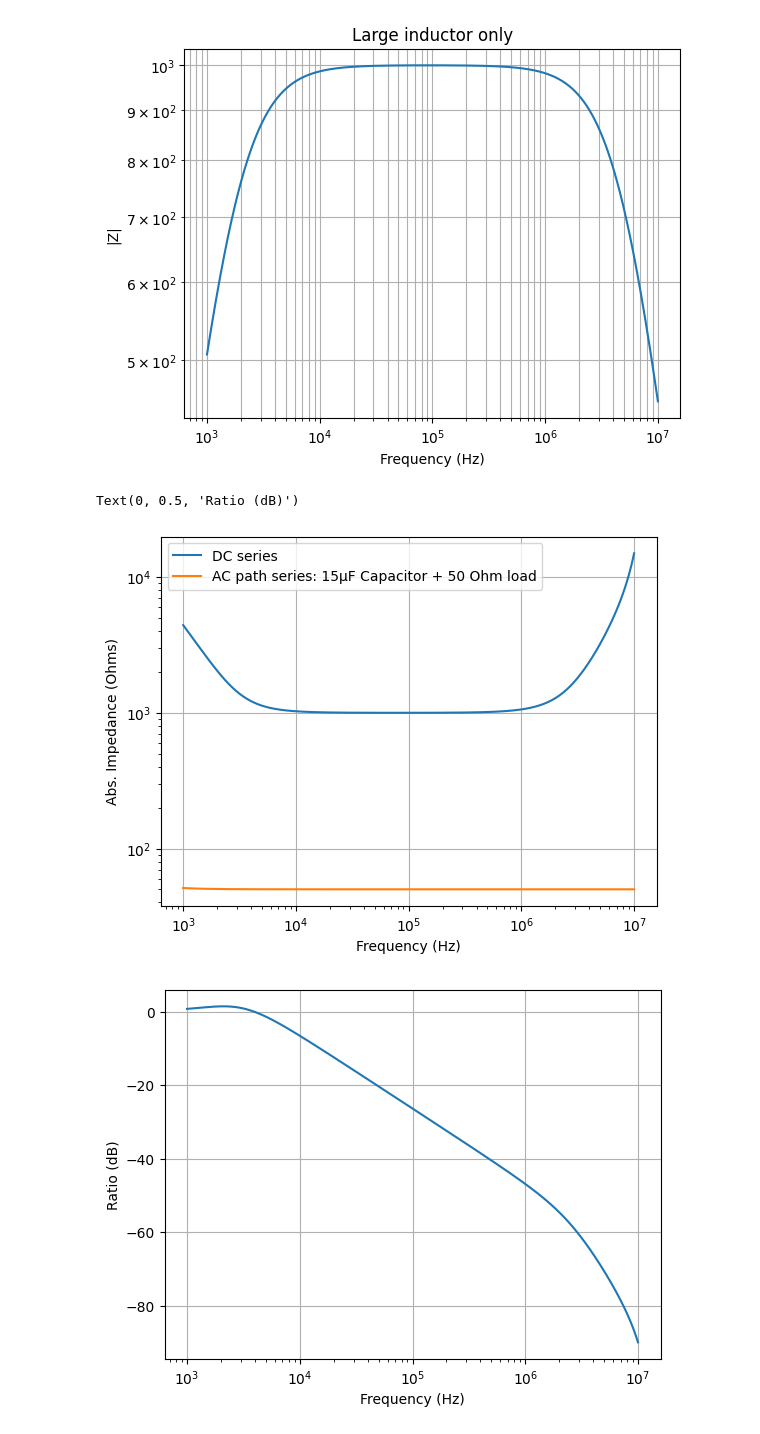
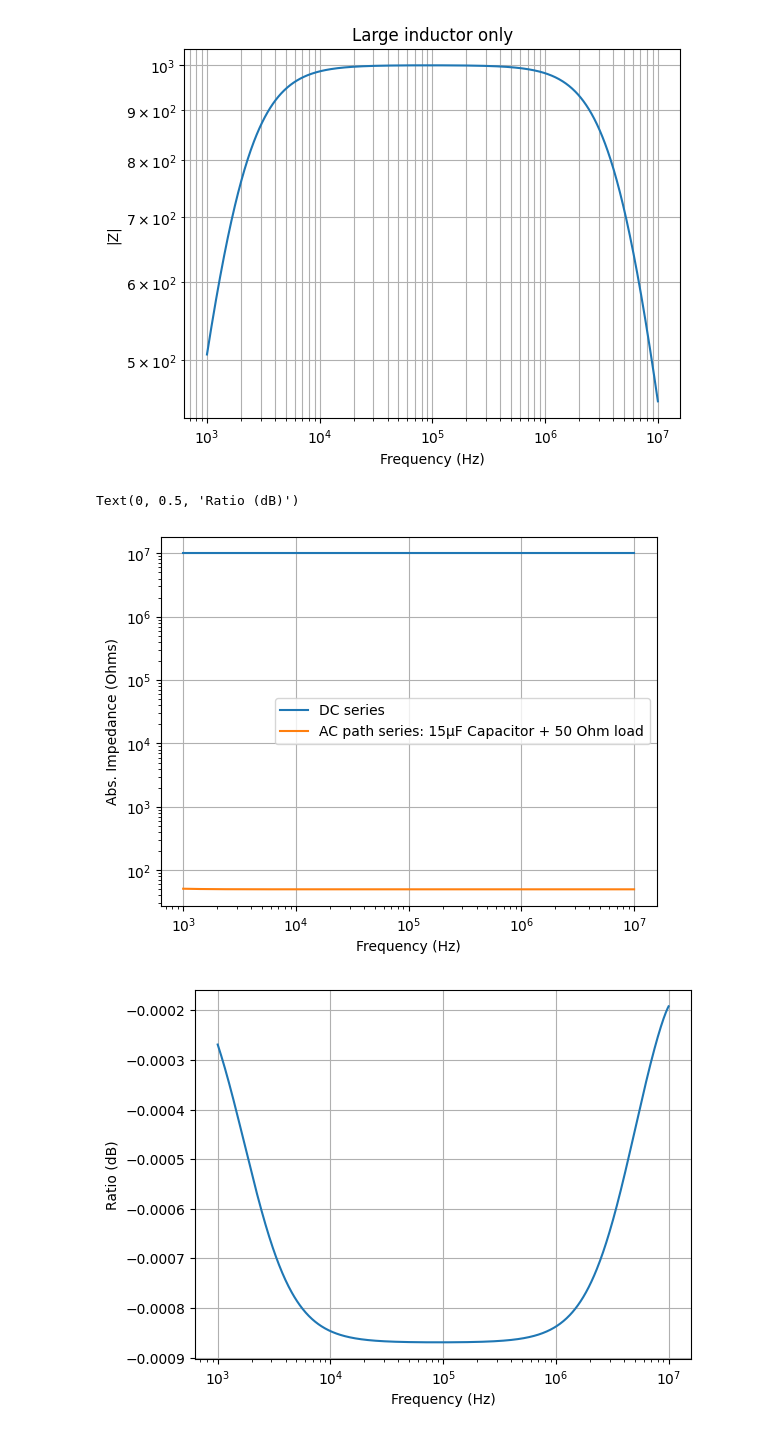
Before and after one commit to auphotonicLab/PICLab-narrow-linewidth, a Jupyter notebook: Bias_tee/bias_tee.ipynb, the cells around one changed output. Cells and saved outputs as stored; diff of their text form; code cells hidden in the pictures.

```diff
--- a/Bias_tee/bias_tee.ipynb
+++ b/Bias_tee/bias_tee.ipynb
@@ -319,32 +319,32 @@ Text(0.5, 1.0, 'Large inductor only')
 [figure]
 # %%
 
-Z_load =  add_impedance_parallel(impedance_feed, impedance_DMM)
+Z_load =  impedance_DMM#add_impedance_parallel(impedance_feed, impedance_DMM)
 
 Z_DC = impedance_inductor_large + impedance_inductor_small + Z_load #DC path: Large inductor + Feedthrough capacitor + Small inductor
 
 Z_AC = impedance_capacitor + 50 #Since we have the ESA with 50Ohm input impedance in series
 
 plt.loglog(frequency, np.abs(Z_DC), label=f'DC series') # : {cap_feed*1e9:.0f} nF Feedthrough Capacitor || DMM 10 MΩ')
 plt.loglog(frequency, np.abs(Z_AC), label='AC path series: 15µF Capacitor + 50 Ohm load')
 plt.legend()
 plt.grid()
 plt.ylabel('Abs. Impedance (Ohms)')
 plt.xlabel('Frequency (Hz)')
 # plt.yscale('symlog')
 
 plt.figure()
 H = Z_load/(Z_DC)
 H_dB = 20*np.log10(np.abs(H))
 plt.semilogx(frequency, H_dB)
 # plt.loglog(frequency, np.abs(H))
 plt.grid()
 plt.xlabel('Frequency (Hz)')
 plt.ylabel('Ratio (dB)')
 # %% [output]
 Text(0, 0.5, 'Ratio (dB)')
-[figure, old version]
+[figure, new version]
-[figure, old version]
+[figure, new version]
 # %%
 ratio = np.abs(Z_DC)/np.abs(Z_AC)
 
```
Also changed, not shown: parts of 2 cells of this notebook, 3 other files.
